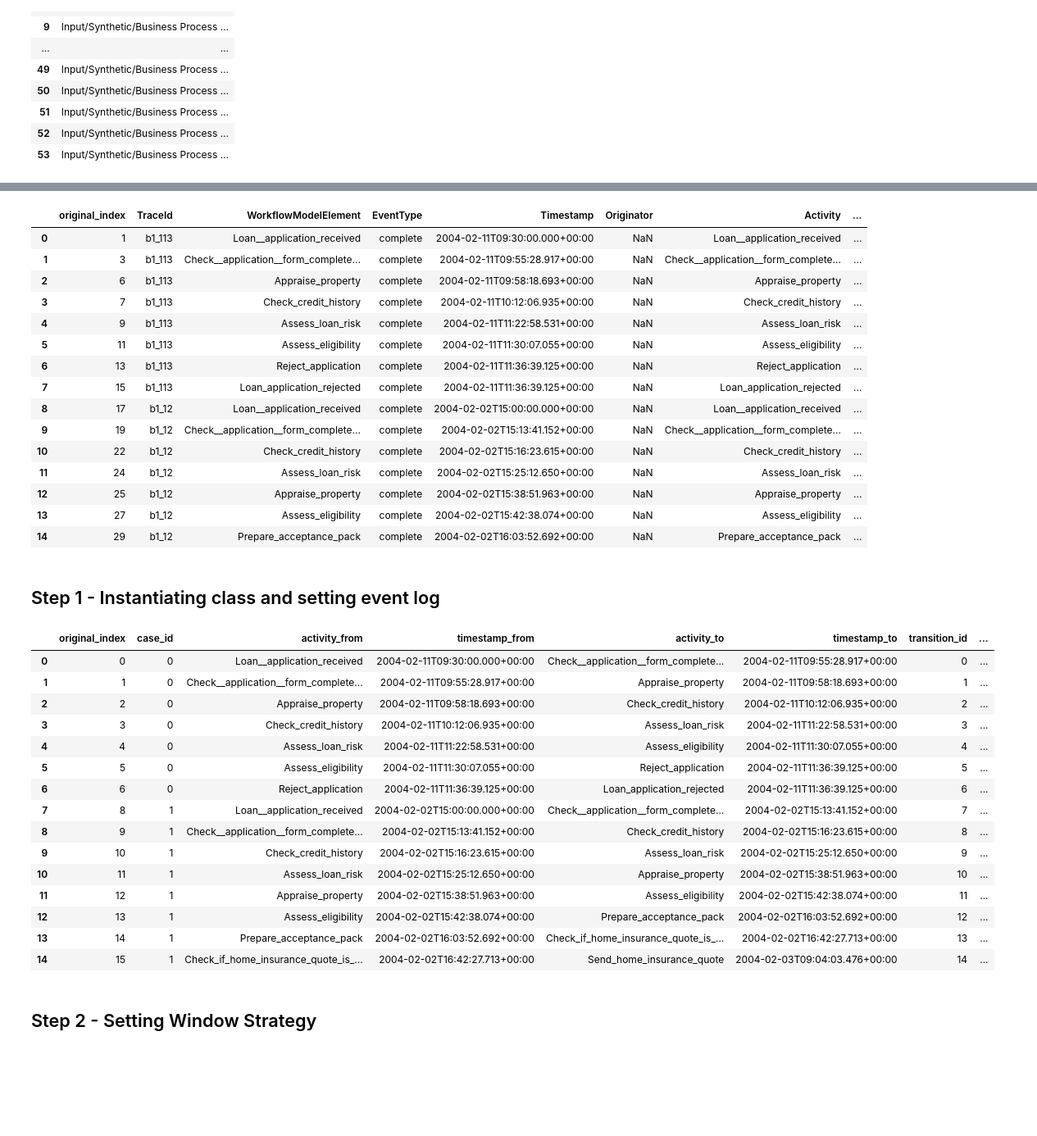
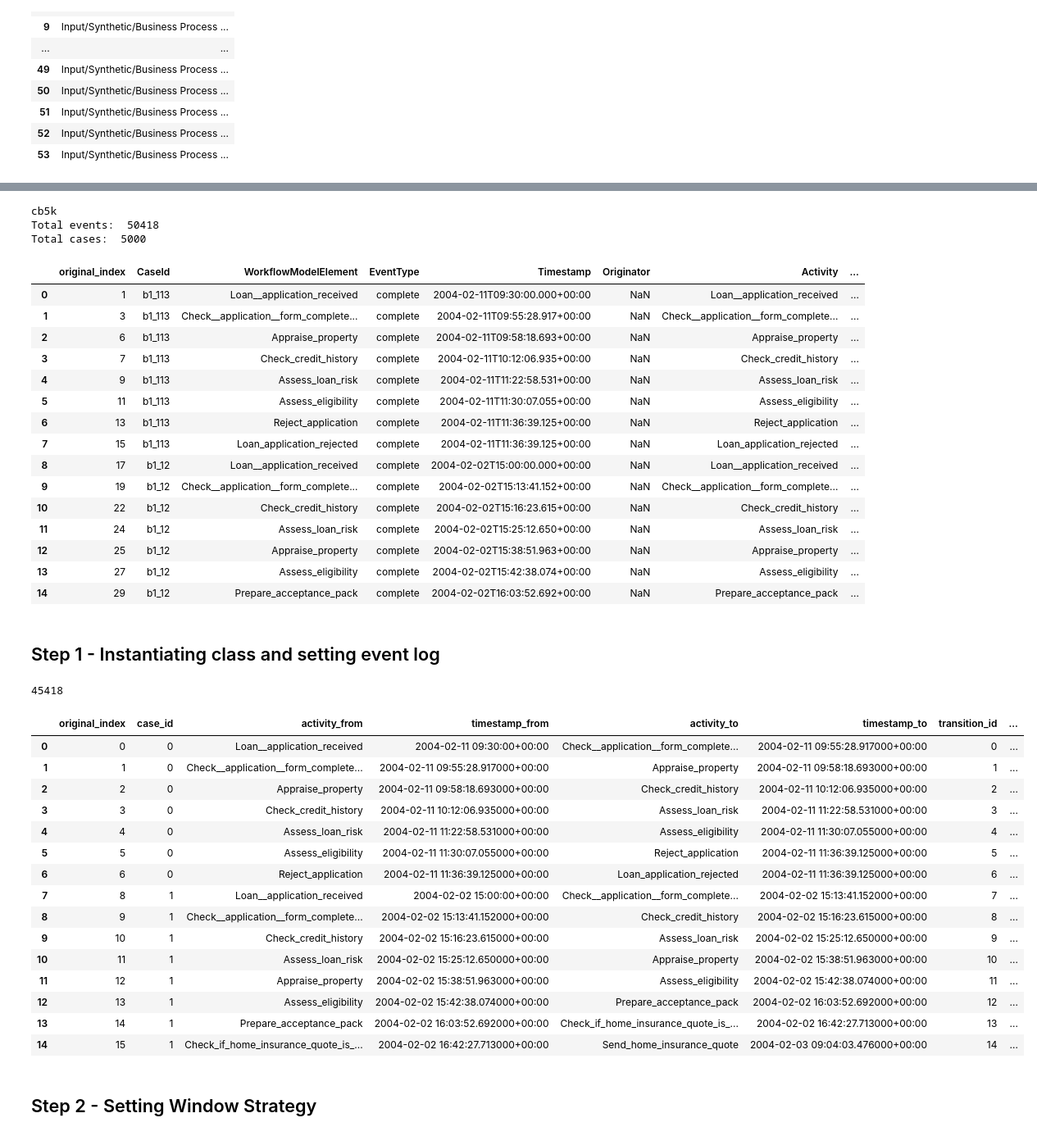
Before and after one commit to AC-Meira/Transition_Matrix_Process_Drift, a Jupyter notebook: Demonstration - Business Process Drift - (Maaradji - Fast).ipynb, the cells around one changed output, grey strips where cells are left out. Shown: that part at 82% size. Drawn from its saved outputs; the diff is of its cells as text; code cells hidden in the pictures; blank space fills up the shorter version.

```diff
--- a/Demonstration - Business Process Drift - (Maaradji - Fast).ipynb
+++ b/Demonstration - Business Process Drift - (Maaradji - Fast).ipynb
@@ -68,6 +68,7 @@ How many logs?  54
 # %%
 # Loading first event log
 log_path = logs_path[1]
+print(log_path.split("\\")[-1].split(".")[0])
 event_log = TMPD_utils.parse_mxml(log_path)
 
 # This is a specifc step for this event log that separates in different rows the start and end of an activity. As we will only use one timestamp, we are filtering only the row representing the end of an activity.
@@ -80,12 +81,17 @@ event_log = event_log.reset_index(names='original_index')
 event_log["Event_order_id"] = event_log.index
 
 # This is a specifc step for this event log, because it have duplicated case ids. So we create a new case id.
-event_log["Trace_order"] = TMPD_utils.cumulative_counting(event_log["TraceId"])
+event_log["Trace_order"] = TMPD_utils.cumulative_counting(event_log["CaseId"])
 
 # Showing loaded event log
+print("Total events: ", len(event_log))
+print("Total cases: ", len(event_log.groupby('CaseId')))
 event_log.head(15)
 # %% [output]
+cb5k
+Total events:  50418
+Total cases:  5000
-|  | original_index | TraceId | WorkflowModelElement | EventType | Timestamp | Originator | Activity | ... |
+|  | original_index | CaseId | WorkflowModelElement | EventType | Timestamp | Originator | Activity | ... |
 | 0 | 1 | b1_113 | Loan__application_received | complete | 2004-02-11T09:30:00.000+00:00 | NaN | Loan__application_received | ... |
 | 1 | 3 | b1_113 | Check__application__form_complete... | complete | 2004-02-11T09:55:28.917+00:00 | NaN | Check__application__form_complete... | ... |
 | 2 | 6 | b1_113 | Appraise_property | complete | 2004-02-11T09:58:18.693+00:00 | NaN | Appraise_property | ... |
@@ -106,32 +112,34 @@ event_log.head(15)
 # %%
 # Iniatializing the TMPD_class
 TMPD_instance = TMPD_class.TMPD(scenario='offline')
 
 # Setting the transition log
-TMPD_instance.set_transition_log(event_log, case_id='Trace_order', activity_key='Activity', timestamp_key='Timestamp', other_columns_keys=[])
+TMPD_instance.set_transition_log(event_log, case_id='Trace_order', activity_key='Activity', timestamp_key='Timestamp', timestamp_format="infer", other_columns_keys=[])
 
 # Executing the transition log
 TMPD_instance.run_transition_log()
 
 # Showing the transition log created
+print(len(TMPD_instance.get_transition_log()))
 TMPD_instance.get_transition_log().head(15)
 # %% [output]
+45418
 |  | original_index | case_id | activity_from | timestamp_from | activity_to | timestamp_to | transition_id | ... |
-| 0 | 0 | 0 | Loan__application_received | 2004-02-11T09:30:00.000+00:00 | Check__application__form_complete... | 2004-02-11T09:55:28.917+00:00 | 0 | ... |
-| 1 | 1 | 0 | Check__application__form_complete... | 2004-02-11T09:55:28.917+00:00 | Appraise_property | 2004-02-11T09:58:18.693+00:00 | 1 | ... |
-| 2 | 2 | 0 | Appraise_property | 2004-02-11T09:58:18.693+00:00 | Check_credit_history | 2004-02-11T10:12:06.935+00:00 | 2 | ... |
-| 3 | 3 | 0 | Check_credit_history | 2004-02-11T10:12:06.935+00:00 | Assess_loan_risk | 2004-02-11T11:22:58.531+00:00 | 3 | ... |
-| 4 | 4 | 0 | Assess_loan_risk | 2004-02-11T11:22:58.531+00:00 | Assess_eligibility | 2004-02-11T11:30:07.055+00:00 | 4 | ... |
-| 5 | 5 | 0 | Assess_eligibility | 2004-02-11T11:30:07.055+00:00 | Reject_application | 2004-02-11T11:36:39.125+00:00 | 5 | ... |
-| 6 | 6 | 0 | Reject_application | 2004-02-11T11:36:39.125+00:00 | Loan_application_rejected | 2004-02-11T11:36:39.125+00:00 | 6 | ... |
-| 7 | 8 | 1 | Loan__application_received | 2004-02-02T15:00:00.000+00:00 | Check__application__form_complete... | 2004-02-02T15:13:41.152+00:00 | 7 | ... |
-| 8 | 9 | 1 | Check__application__form_complete... | 2004-02-02T15:13:41.152+00:00 | Check_credit_history | 2004-02-02T15:16:23.615+00:00 | 8 | ... |
-| 9 | 10 | 1 | Check_credit_history | 2004-02-02T15:16:23.615+00:00 | Assess_loan_risk | 2004-02-02T15:25:12.650+00:00 | 9 | ... |
-| 10 | 11 | 1 | Assess_loan_risk | 2004-02-02T15:25:12.650+00:00 | Appraise_property | 2004-02-02T15:38:51.963+00:00 | 10 | ... |
-| 11 | 12 | 1 | Appraise_property | 2004-02-02T15:38:51.963+00:00 | Assess_eligibility | 2004-02-02T15:42:38.074+00:00 | 11 | ... |
-| 12 | 13 | 1 | Assess_eligibility | 2004-02-02T15:42:38.074+00:00 | Prepare_acceptance_pack | 2004-02-02T16:03:52.692+00:00 | 12 | ... |
-| 13 | 14 | 1 | Prepare_acceptance_pack | 2004-02-02T16:03:52.692+00:00 | Check_if_home_insurance_quote_is_... | 2004-02-02T16:42:27.713+00:00 | 13 | ... |
-| 14 | 15 | 1 | Check_if_home_insurance_quote_is_... | 2004-02-02T16:42:27.713+00:00 | Send_home_insurance_quote | 2004-02-03T09:04:03.476+00:00 | 14 | ... |
+| 0 | 0 | 0 | Loan__application_received | 2004-02-11 09:30:00+00:00 | Check__application__form_complete... | 2004-02-11 09:55:28.917000+00:00 | 0 | ... |
+| 1 | 1 | 0 | Check__application__form_complete... | 2004-02-11 09:55:28.917000+00:00 | Appraise_property | 2004-02-11 09:58:18.693000+00:00 | 1 | ... |
+| 2 | 2 | 0 | Appraise_property | 2004-02-11 09:58:18.693000+00:00 | Check_credit_history | 2004-02-11 10:12:06.935000+00:00 | 2 | ... |
+| 3 | 3 | 0 | Check_credit_history | 2004-02-11 10:12:06.935000+00:00 | Assess_loan_risk | 2004-02-11 11:22:58.531000+00:00 | 3 | ... |
+| 4 | 4 | 0 | Assess_loan_risk | 2004-02-11 11:22:58.531000+00:00 | Assess_eligibility | 2004-02-11 11:30:07.055000+00:00 | 4 | ... |
+| 5 | 5 | 0 | Assess_eligibility | 2004-02-11 11:30:07.055000+00:00 | Reject_application | 2004-02-11 11:36:39.125000+00:00 | 5 | ... |
+| 6 | 6 | 0 | Reject_application | 2004-02-11 11:36:39.125000+00:00 | Loan_application_rejected | 2004-02-11 11:36:39.125000+00:00 | 6 | ... |
+| 7 | 8 | 1 | Loan__application_received | 2004-02-02 15:00:00+00:00 | Check__application__form_complete... | 2004-02-02 15:13:41.152000+00:00 | 7 | ... |
+| 8 | 9 | 1 | Check__application__form_complete... | 2004-02-02 15:13:41.152000+00:00 | Check_credit_history | 2004-02-02 15:16:23.615000+00:00 | 8 | ... |
+| 9 | 10 | 1 | Check_credit_history | 2004-02-02 15:16:23.615000+00:00 | Assess_loan_risk | 2004-02-02 15:25:12.650000+00:00 | 9 | ... |
+| 10 | 11 | 1 | Assess_loan_risk | 2004-02-02 15:25:12.650000+00:00 | Appraise_property | 2004-02-02 15:38:51.963000+00:00 | 10 | ... |
+| 11 | 12 | 1 | Appraise_property | 2004-02-02 15:38:51.963000+00:00 | Assess_eligibility | 2004-02-02 15:42:38.074000+00:00 | 11 | ... |
+| 12 | 13 | 1 | Assess_eligibility | 2004-02-02 15:42:38.074000+00:00 | Prepare_acceptance_pack | 2004-02-02 16:03:52.692000+00:00 | 12 | ... |
+| 13 | 14 | 1 | Prepare_acceptance_pack | 2004-02-02 16:03:52.692000+00:00 | Check_if_home_insurance_quote_is_... | 2004-02-02 16:42:27.713000+00:00 | 13 | ... |
+| 14 | 15 | 1 | Check_if_home_insurance_quote_is_... | 2004-02-02 16:42:27.713000+00:00 | Send_home_insurance_quote | 2004-02-03 09:04:03.476000+00:00 | 14 | ... |
 # %% [markdown]
 ## Step 2 - Setting Window Strategy
 # %%
```
Also changed, not shown: parts of 5 cells of this notebook, 18 other files.
